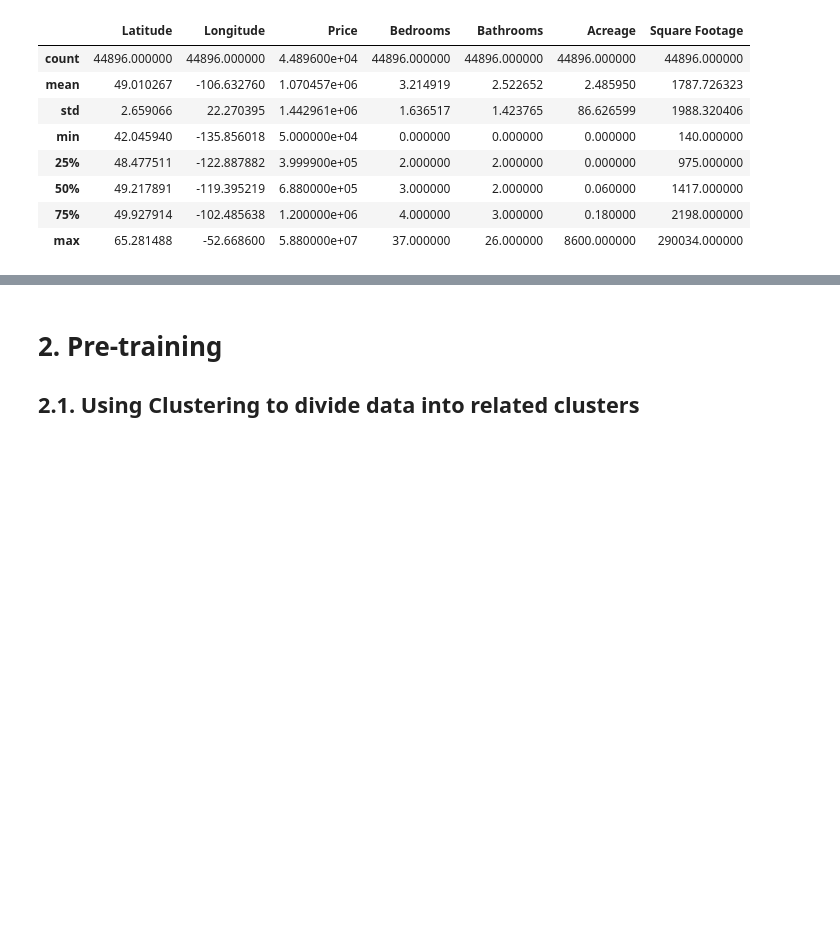
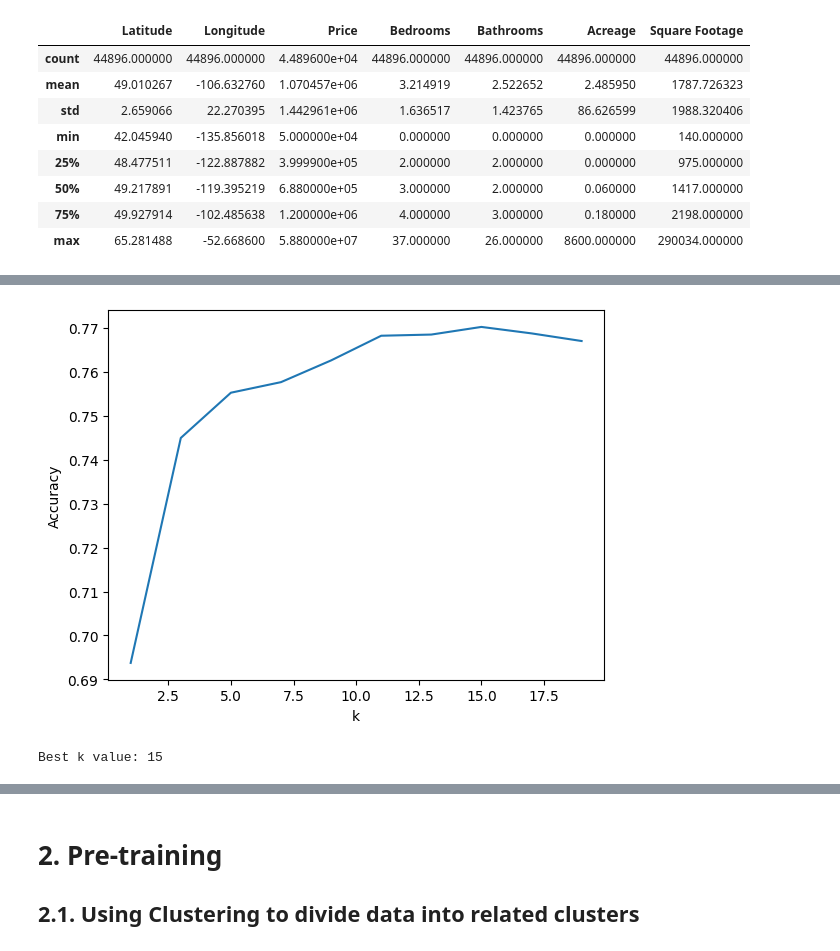
Before and after one commit to mrishab/COMP381_FinalProject, a Jupyter notebook: RealEstateDeals.ipynb, the cells around one changed output, grey strips where cells are left out. Drawn from its saved outputs; the diff is of its cells as text; code cells hidden in the pictures; blank space fills up the shorter version.

Commit message:
Compared classification algorithms and predicted missing basement values

```diff
--- a/RealEstateDeals.ipynb
+++ b/RealEstateDeals.ipynb
@@ -60,0 +98,12 @@ df.describe()
+# %%
+# LDA
+lda = LinearDiscriminantAnalysis()
+lda.fit(X_train, y_train)
+lda_preds = lda.predict(X_test)
+
+conf = confusion_matrix(y_test, lda_preds, labels=lda.classes_)
+print('Confusion matrix:\n')
+print(lda.classes_)
+print(conf)
+acc = accuracy_score(y_test, lda_preds)
+print('\nAccuracy: ', acc)
@@ -60,0 +119,19 @@ df.describe()
+# %%
+# Find the best k value
+k_values = range(1, 20, 2)
+accs = []
+
+for k in k_values:
+  knn = KNeighborsClassifier(k)
+  knn.fit(X_train, y_train)
+  accs.append(accuracy_score(y_test, knn.predict(X_test)))
+
+plt.plot(k_values, accs)
+plt.xlabel('k')
+plt.ylabel('Accuracy')
+plt.show()
+
+print('\nBest k value:', k_values[accs.index(max(accs))])
+# %% [output]
+[figure, added]
+Best k value: 15
```
Also changed, not shown: parts of 11 cells of this notebook.
